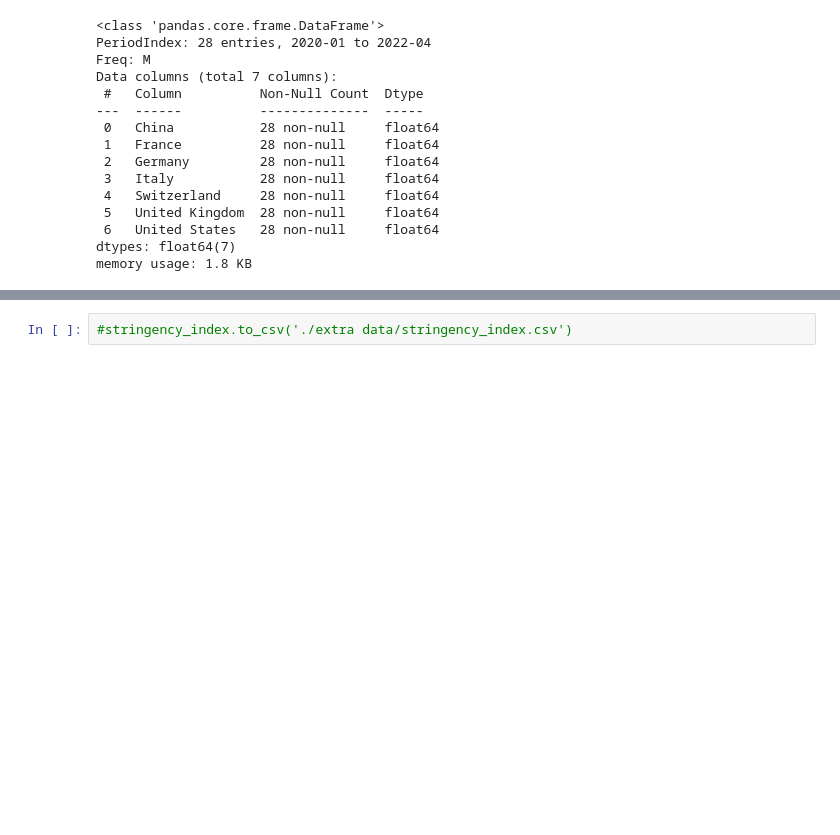
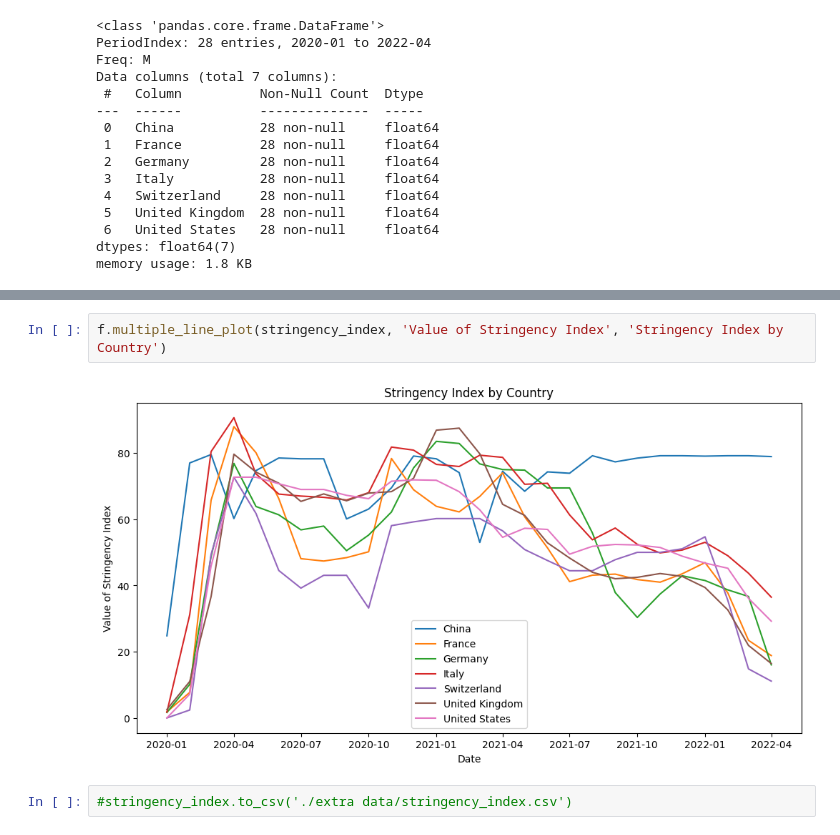
Before and after one commit to MGN19/Siemens-forecast, a Jupyter notebook: Transform External Data.ipynb, the cells around one changed output, grey strips where cells are left out. Drawn from its saved outputs; the diff is of its cells as text; blank space fills up the shorter version.

```diff
--- a/Transform External Data.ipynb
+++ b/Transform External Data.ipynb
@@ -266,3 +279,7 @@ memory usage: 1.8 KB
+# %%
+f.multiple_line_plot(stringency_index, 'Value of Stringency Index', 'Stringency Index by Country')
+# %% [output]
+[figure, added]
 # %%
 #stringency_index.to_csv('./extra data/stringency_index.csv')
 # %% [markdown]
```
Also changed, not shown: parts of 14 cells of this notebook, 1 other file.
